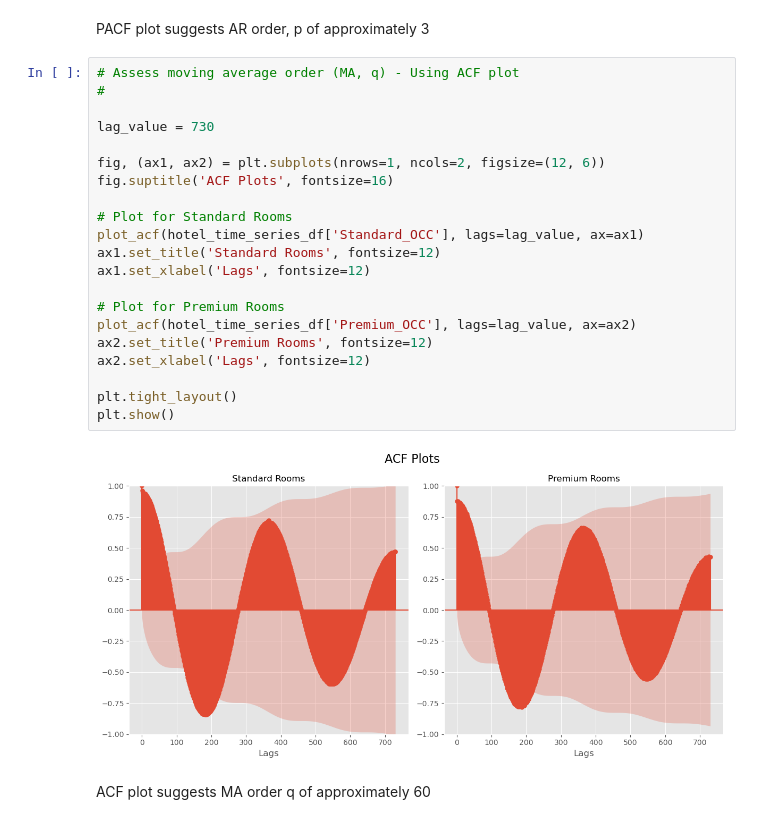
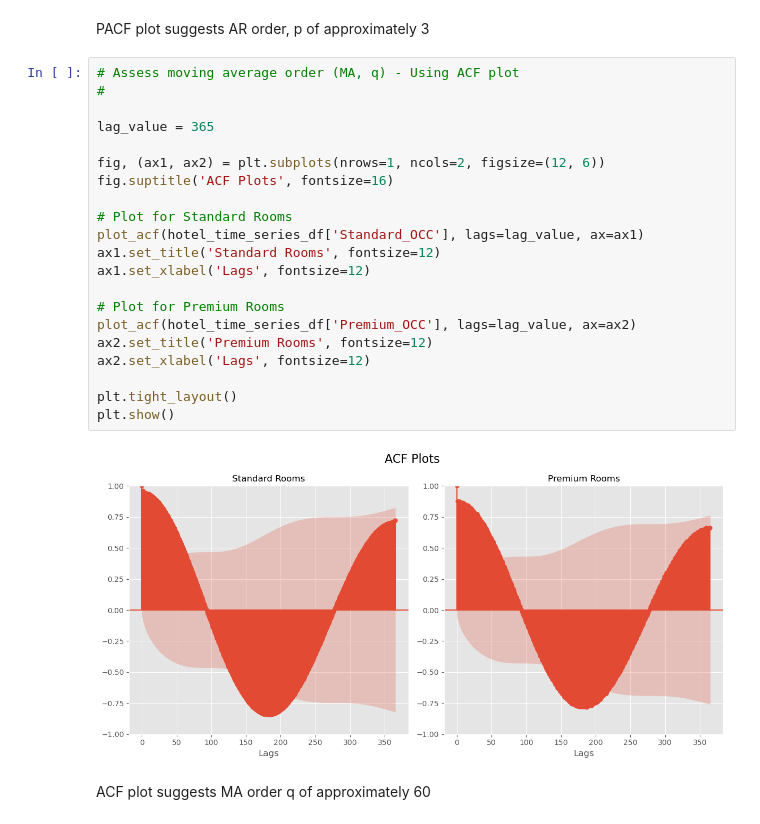
Before and after one commit to StuartG24/Travel_Co_Analysis, a Jupyter notebook: Notebooks_Data_Analysis/demand_analysis_sarima.ipynb, the cells around one changed output. Drawn from its saved outputs; the diff is of its cells as text.

```diff
--- a/Notebooks_Data_Analysis/demand_analysis_sarima.ipynb
+++ b/Notebooks_Data_Analysis/demand_analysis_sarima.ipynb
@@ -116,25 +116,25 @@ PACF plot suggests AR order, p of approximately 3
 # %%
 # Assess moving average order (MA, q) - Using ACF plot
 #
 
-lag_value = 730
+lag_value = 365
 
 fig, (ax1, ax2) = plt.subplots(nrows=1, ncols=2, figsize=(12, 6))
 fig.suptitle('ACF Plots', fontsize=16)
 
 # Plot for Standard Rooms
 plot_acf(hotel_time_series_df['Standard_OCC'], lags=lag_value, ax=ax1)
 ax1.set_title('Standard Rooms', fontsize=12)
 ax1.set_xlabel('Lags', fontsize=12)
 
 # Plot for Premium Rooms
 plot_acf(hotel_time_series_df['Premium_OCC'], lags=lag_value, ax=ax2)
 ax2.set_title('Premium Rooms', fontsize=12)
 ax2.set_xlabel('Lags', fontsize=12)
 
 plt.tight_layout()
 plt.show()
 # %% [output]
-[figure, old version]
+[figure, new version]
 # %% [markdown]
 ACF plot suggests MA order q of approximately 60
```
Also changed, not shown: parts of 11 cells of this notebook, 1 other file.
